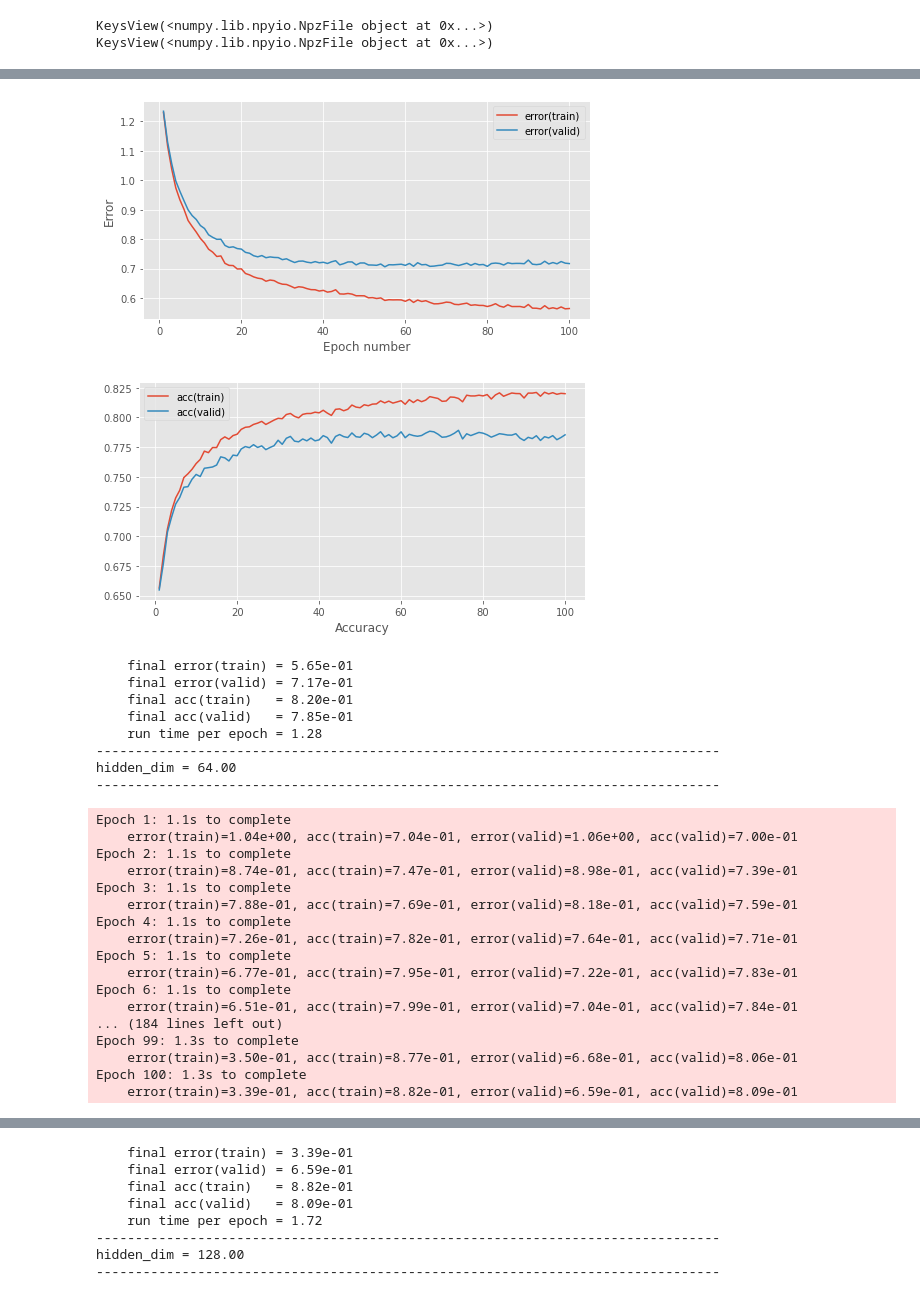
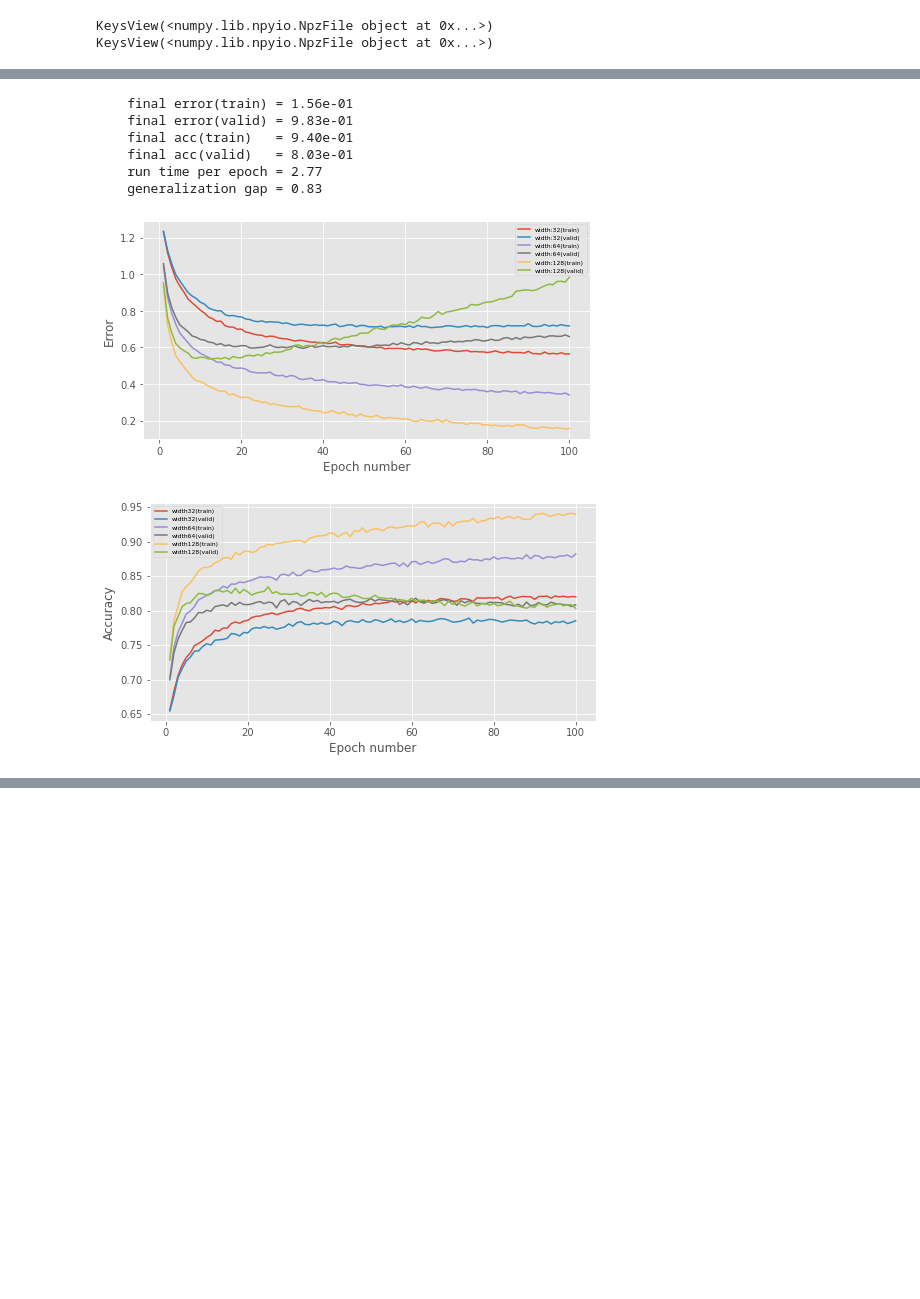
Before and after one commit to arsalansiddique1/mlpractical, a Jupyter notebook: notebooks/Coursework_1.ipynb, the cells around one changed output, grey strips where cells are left out. Saved outputs shown, nothing was run; the diff lists cells and outputs as text; code cells hidden in the pictures; blank space fills up the shorter version.

```diff
--- a/notebooks/Coursework_1.ipynb
+++ b/notebooks/Coursework_1.ipynb
@@ -8,7 +8,7 @@ import matplotlib.pyplot as plt
 plt.style.use('ggplot')
 
 def train_model_and_plot_stats(
-        model, error, learning_rule, train_data, valid_data, num_epochs, stats_interval, notebook=True):
+        model, error, learning_rule, train_data, valid_data, num_epochs, stats_interval, fig_1, ax_1, fig_2, ax_2, hidden_dim, notebook=True):
 
     # As well as monitoring the error over training also monitor classification
     # accuracy i.e. proportion of most-probable predicted classes being equal to targets
@@ -23,24 +23,22 @@ def train_model_and_plot_stats(
     stats, keys, run_time = optimiser.train(num_epochs=num_epochs, stats_interval=stats_interval)
 
     # Plot the change in the validation and training set error over training.
-    fig_1 = plt.figure(figsize=(8, 4))
-    ax_1 = fig_1.add_subplot(111)
+
     for k in ['error(train)', 'error(valid)']:
         ax_1.plot(np.arange(1, stats.shape[0]) * stats_interval,
-                  stats[1:, keys[k]], label=k)
-    ax_1.legend(loc=0)
+                  stats[1:, keys[k]], label='width:' + str(hidden_dim) + k[-7:])
+    ax_1.legend(loc=0, prop={'size': 6})
     ax_1.set_xlabel('Epoch number')
     ax_1.set_ylabel('Error')
 
     # Plot the change in the validation and training set accuracy over training.
-    fig_2 = plt.figure(figsize=(8, 4))
-    ax_2 = fig_2.add_subplot(111)
+
     for k in ['acc(train)', 'acc(valid)']:
         ax_2.plot(np.arange(1, stats.shape[0]) * stats_interval,
-                  stats[1:, keys[k]], label=k)
-    ax_2.legend(loc=0)
+                  stats[1:, keys[k]], label='width' + str(hidden_dim) + k[-7:])
+    ax_2.legend(loc=0, prop={'size': 6})
     ax_2.set_xlabel('Epoch number')
-    ax_2.set_xlabel('Accuracy')
+    ax_2.set_ylabel('Accuracy')
 
     return stats, keys, run_time, fig_1, ax_1, fig_2, ax_2
 # %%
@@ -70,9 +68,7 @@ valid_data = EMNISTDataProvider('valid', batch_size=batch_size, rng=rng)
 KeysView(<numpy.lib.npyio.NpzFile object at 0x...>)
 KeysView(<numpy.lib.npyio.NpzFile object at 0x...>)
 # %%
-# The model set up code below is provided as a starting point.
-# You will probably want to add further code cells for the
-# different experiments you run.
+#Task 1 - Varying number of hidddn units
 
 from mlp.layers import AffineLayer, SoftmaxLayer, SigmoidLayer, ReluLayer
 from mlp.errors import CrossEntropySoftmaxError
@@ -92,6 +88,11 @@ final_errors_valid = []
 final_accs_train = []
 final_accs_valid = []
 
+#allows plots to be on same pgraph wihtout creatin multple sdeperate figures.
+fig_1 = plt.figure(figsize=(8, 4))
+ax_1 = fig_1.add_subplot(111)
+fig_2 = plt.figure(figsize=(8, 4))
+ax_2 = fig_2.add_subplot(111)
 for hidden_dim in hidden_dim_list:
 
     print('-' * 80)
@@ -124,20 +125,26 @@ for hidden_dim in hidden_dim_list:
 
     # Remember to use notebook=False when you write a script to be run in a terminal
     stats, keys, run_time, fig_1, ax_1, fig_2, ax_2 = train_model_and_plot_stats(
-    model, error, learning_rule, train_data, valid_data, num_epochs, stats_interval, notebook=False)
+    model, error, learning_rule, train_data, valid_data, num_epochs, stats_interval, fig_1, ax_1, fig_2, ax_2, hidden_dim, notebook=False)
 
-    plt.show()
+
 
     print('    final error(train) = {0:.2e}'.format(stats[-1, keys['error(train)']]))
     print('    final error(valid) = {0:.2e}'.format(stats[-1, keys['error(valid)']]))
     print('    final acc(train)   = {0:.2e}'.format(stats[-1, keys['acc(train)']]))
     print('    final acc(valid)   = {0:.2e}'.format(stats[-1, keys['acc(valid)']]))
     print('    run time per epoch = {0:.2f}'.format(run_time * 1. / num_epochs))
+    print('    generalization gap = {0:.2f}'.format(abs(stats[-1, keys['error(valid)']]
+                                                - stats[-1, keys['error(train)']])))
 
     final_errors_train.append(stats[-1, keys['error(train)']])
     final_errors_valid.append(stats[-1, keys['error(valid)']])
     final_accs_train.append(stats[-1, keys['acc(train)']])
     final_accs_valid.append(stats[-1, keys['acc(valid)']])
+
+plt.show()
+fig_1.savefig('task1_hu_error.pdf')
+fig_2.savefig('task1_hu_accuracy.pdf')
 # %% [output]
 --------------------------------------------------------------------------------
 hidden_dim = 32.00
@@ -162,27 +221,8 @@ Epoch 100: 1.0s to complete
+    final error(train) = 1.56e-01
+    final error(valid) = 9.83e-01
+    final acc(train)   = 9.40e-01
+    final acc(valid)   = 8.03e-01
+    run time per epoch = 2.77
+    generalization gap = 0.83
-[figure, old version]
+[figure, new version]
-[figure, old version]
+[figure, new version]
-    final error(train) = 5.65e-01
-    final error(valid) = 7.17e-01
-    final acc(train)   = 8.20e-01
-    final acc(valid)   = 7.85e-01
-    run time per epoch = 1.28
---------------------------------------------------------------------------------
-hidden_dim = 64.00
---------------------------------------------------------------------------------
-Epoch 1: 1.1s to complete
-    error(train)=1.04e+00, acc(train)=7.04e-01, error(valid)=1.06e+00, acc(valid)=7.00e-01
-Epoch 2: 1.1s to complete
-    error(train)=8.74e-01, acc(train)=7.47e-01, error(valid)=8.98e-01, acc(valid)=7.39e-01
-Epoch 3: 1.1s to complete
-    error(train)=7.88e-01, acc(train)=7.69e-01, error(valid)=8.18e-01, acc(valid)=7.59e-01
-Epoch 4: 1.1s to complete
-    error(train)=7.26e-01, acc(train)=7.82e-01, error(valid)=7.64e-01, acc(valid)=7.71e-01
-Epoch 5: 1.1s to complete
-    error(train)=6.77e-01, acc(train)=7.95e-01, error(valid)=7.22e-01, acc(valid)=7.83e-01
-Epoch 6: 1.1s to complete
-    error(train)=6.51e-01, acc(train)=7.99e-01, error(valid)=7.04e-01, acc(valid)=7.84e-01
-... (184 lines left out)
-Epoch 99: 1.3s to complete
-    error(train)=3.50e-01, acc(train)=8.77e-01, error(valid)=6.68e-01, acc(valid)=8.06e-01
-Epoch 100: 1.3s to complete
-    error(train)=3.39e-01, acc(train)=8.82e-01, error(valid)=6.59e-01, acc(valid)=8.09e-01
@@ -191,8 +228,0 @@ Epoch 100: 1.3s to complete
-    final error(train) = 3.39e-01
-    final error(valid) = 6.59e-01
-    final acc(train)   = 8.82e-01
-    final acc(valid)   = 8.09e-01
-    run time per epoch = 1.72
---------------------------------------------------------------------------------
-hidden_dim = 128.00
---------------------------------------------------------------------------------
```
Also changed, not shown: parts of 1 cell of this notebook, 8 other files.
